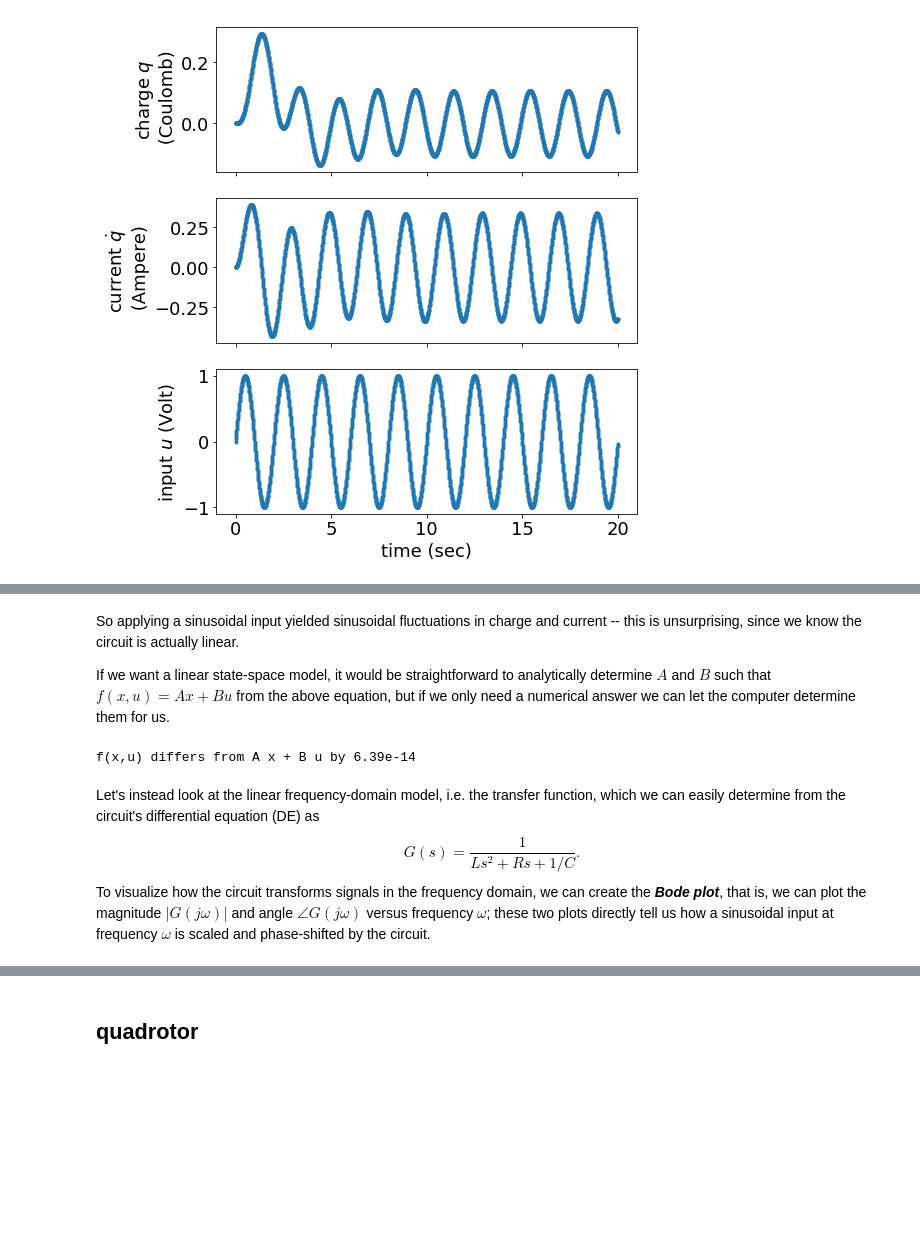
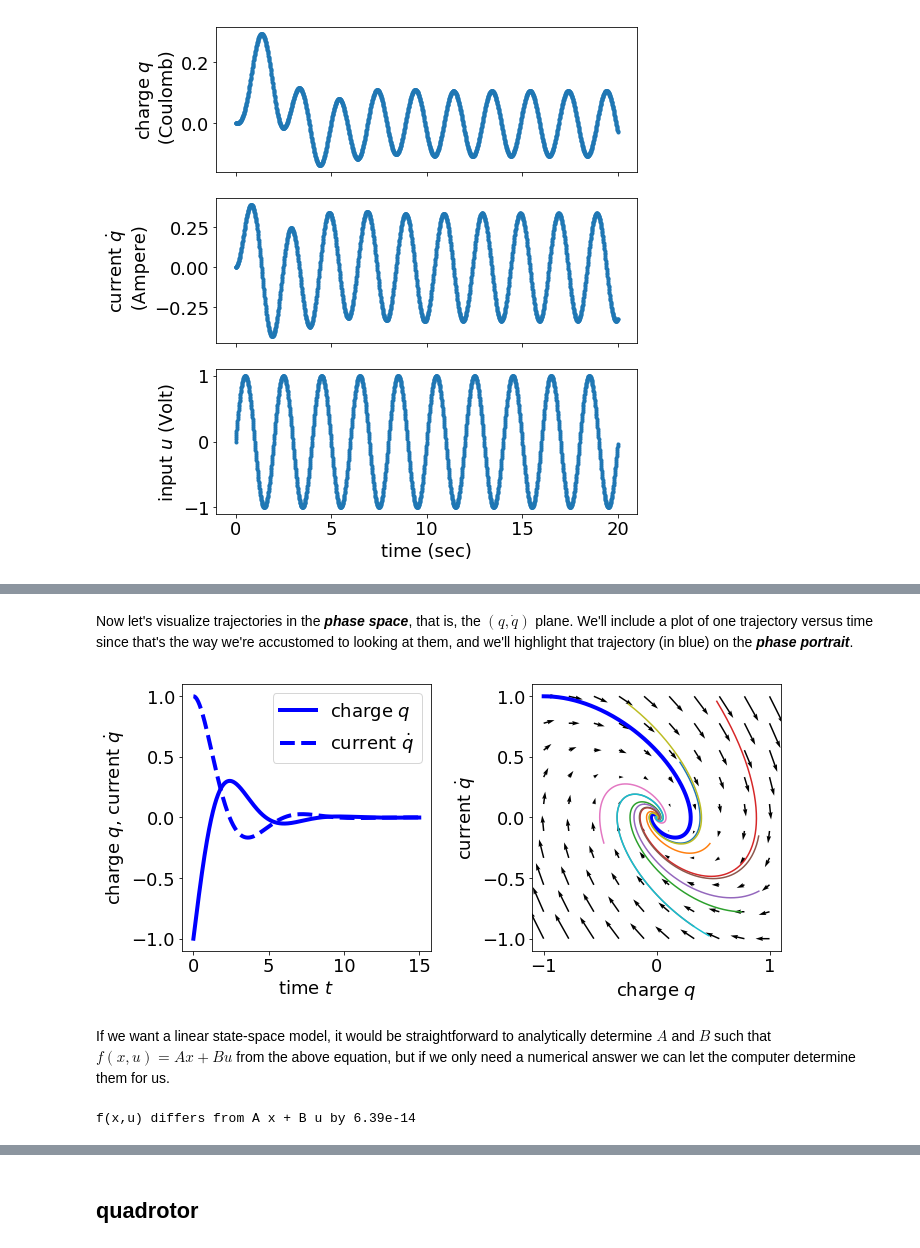
Before and after one commit to sburden/447-19fa, a Jupyter notebook: 447_lec_examples.ipynb, the cells around one changed output, grey strips where cells are left out. Cells and saved outputs as stored; diff of their text form; code cells hidden in the pictures; blank space fills up the shorter version.

Commit message:
updated RLC circuit example

```diff
--- a/447_lec_examples.ipynb
+++ b/447_lec_examples.ipynb
@@ -652,6 +685,48 @@ plt.tight_layout()
+# %% [markdown]
+Now let's visualize trajectories in the ***phase space***, that is, the $(q,\dot{q})$ plane.  We'll include a plot of one trajectory versus time since that's the way we're accustomed to looking at them, and we'll highlight that trajectory (in blue) on the ***phase portrait***.
+# %%
+plt.figure(figsize=(10,5))
+
+# initial condition
+q0,dq0 = (-1.,1.)
+x0 = np.array([q0,dq0])
+
+# simulation time
+t = 15
+
+t_,x_ = numerical_simulation(f,t,x0,dt=dt,ut=lambda t : 0)
+q_,dq_ = x_[:,0],x_[:,1]
+
+# state vs time
+ax = plt.subplot(1,2,1)
+ax.set_xlabel(r'time $t$')
+ax.set_ylabel(r'charge $q$, current $\dot{q}$')
+plt.plot(t_,q_,'b',lw=4,label='charge $q$')
+plt.plot(t_,dq_,'b--',lw=4,label='current $\dot{q}$')
+plt.legend()
+
+# phase portrait / "quiver" plot
+ax = plt.subplot(1,2,2)
+Q, Qd = np.meshgrid(np.linspace(-1,+1, 10), np.linspace(-1, +1, 10))
+dQ,dQd = np.asarray([f(0.,(q,dq),0.).flatten() for q,dq in zip(Q.flatten(),Qd.flatten())]).T
+dQ,dQd = dQ.reshape(dQ.shape),dQd.reshape(Qd.shape)
+ax.quiver(Q,Qd,dQ,dQd)
+ax.set_xlabel(r'charge $q$')
+ax.set_ylabel(r'current $\dot{q}$')
+ax.plot(q_,dq_,'b',lw=4)
+
+for _ in range(10):
+  # random initial condition in [-1,+1] x [-1,+1] square
+  x0 = 2*(np.random.rand(2) - .5)
+  t_,x_ = numerical_simulation(f,t,x0,dt=dt,ut=lambda t : 0)
+  q_,dq_ = x_[:,0],x_[:,1]
+  ax.plot(q_,dq_)
+
+
+plt.tight_layout()
+# %% [output]
+[figure, added]
 # %% [markdown]
-So applying a sinusoidal input yielded sinusoidal fluctuations in charge and current -- this is unsurprising, since we know the circuit is actually linear.
-
 If we want a linear state-space model, it would be straightforward to analytically determine $A$ and $B$ such that $f(x,u) = A x + B u$ from the above equation, but if we only need a numerical answer we can let the computer determine them for us.
 # %%
 A = Jacobian(lambda x : f(0.,x,0.),x0)
@@ -672,7 +747,3 @@ print('f(x,u) differs from A x + B u by %0.2e'%
 assert np.allclose(f(0.,x,u), (A @ x + B * u).flatten())
 # %% [output]
 f(x,u) differs from A x + B u by 6.39e-14
-# %% [markdown]
-Let's instead look at the linear frequency-domain model, i.e. the transfer function, which we can easily determine from the circuit's differential equation (DE) as
-$$ G(s) = \frac{1}{L s^2 + R s + 1/C}. $$
-To visualize how the circuit transforms signals in the frequency domain, we can create the ***Bode plot***, that is, we can plot the magnitude $|G(j\omega)|$ and angle $\angle G(j\omega)$ versus frequency $\omega$; these two plots directly tell us how a sinusoidal input at frequency $\omega$ is scaled and phase-shifted by the circuit.
```
Also changed, not shown: parts of 4 cells of this notebook.
